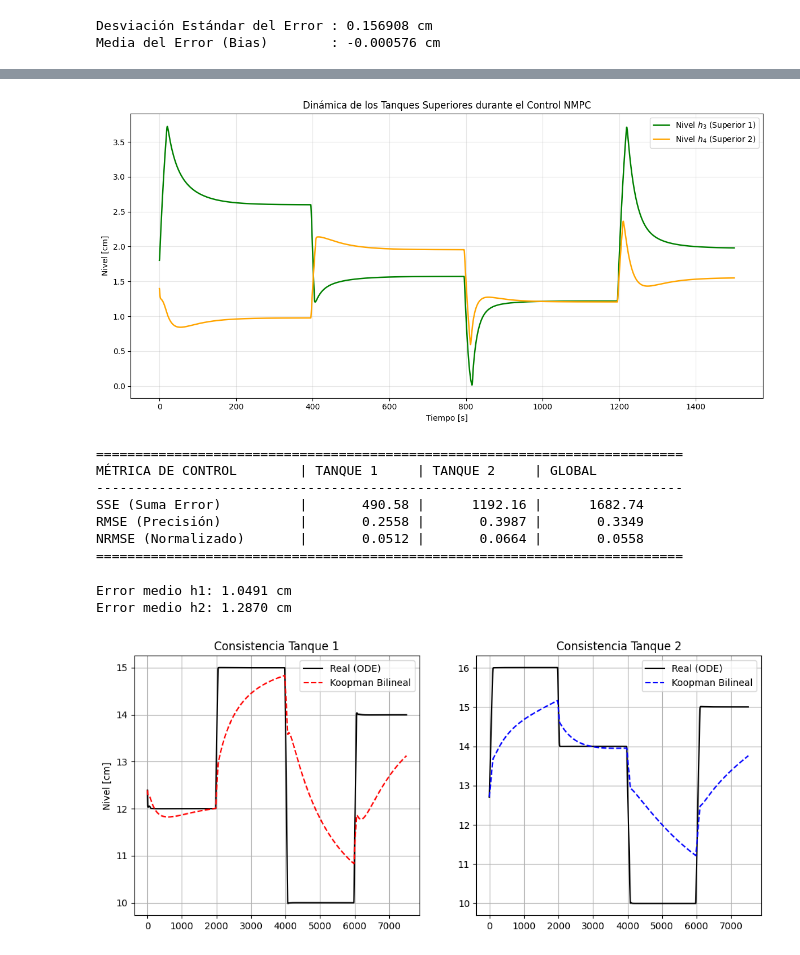
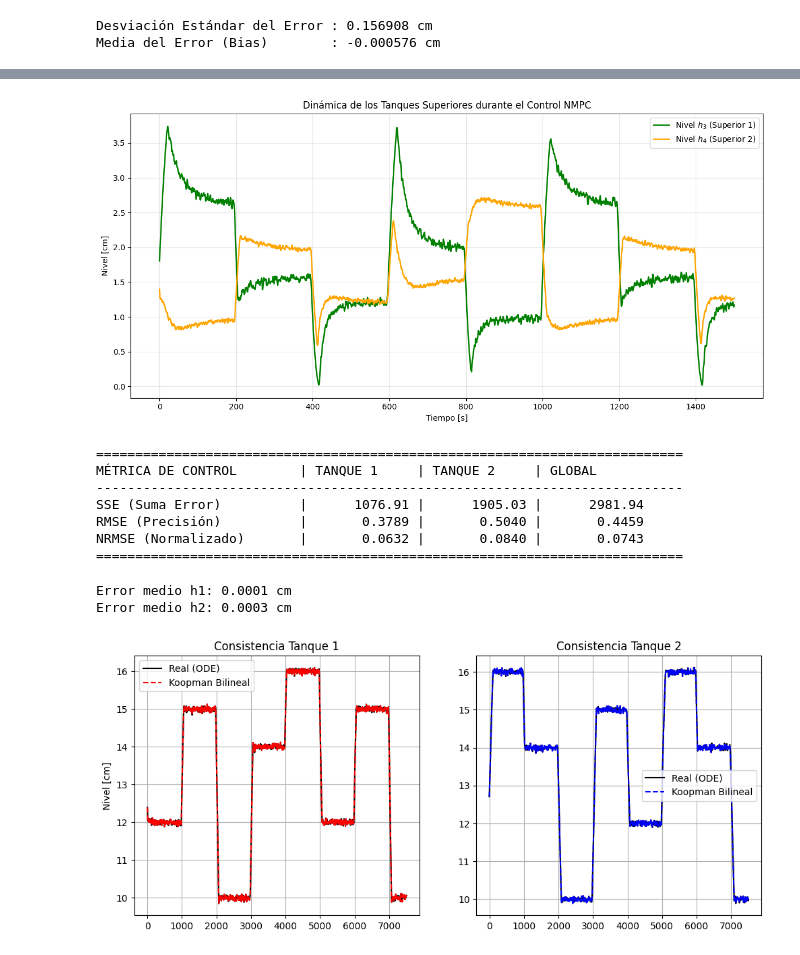
Before and after one commit to azvcud/CoDiT_Comparison-of-PINN-and-Bilinear-Koopman, a Jupyter notebook: KoopmanBilineal_NMPC_CasADi_CuatroTanques.ipynb, the cells around one changed output, grey strips where cells are left out. Saved outputs shown, nothing was run; the diff lists cells and outputs as text; code cells hidden in the pictures.

```diff
--- a/KoopmanBilineal_NMPC_CasADi_CuatroTanques.ipynb
+++ b/KoopmanBilineal_NMPC_CasADi_CuatroTanques.ipynb
@@ -642,7 +642,7 @@ def ref_filtro_rc(t, tau=10.0, t_cambio=50.0, v1=10.0, v2=14.0):
     return target + (v_inicial - target) * np.exp(-t_relativo / tau)
 
 # Generador de referencia por tramos (Step sequences)
-def ref_escalon_secuencia(t, valores, periodo=400):
+def ref_escalon_secuencia(t, valores, periodo=200):
     indice = int(t / periodo) % len(valores)
     return valores[indice]
 
@@ -653,10 +653,10 @@ def ref_sinusoidal_mimo(t, offset, amp_vector, periodo=400):
     return offset + amp_vector * np.sin(2 * np.pi * freq * t)
 
 # Asignación de trayectorias deseadas para los tanques de control
-#referencia_h1 = lambda t: ref_escalon_secuencia(t, [12, 15, 10, 14, 16])
-#referencia_h2 = lambda t: ref_escalon_secuencia(t, [16, 14, 10, 15, 12])
-referencia_h1 = lambda t: ref_sinusoidal(t)
-referencia_h2 = lambda t: ref_sinusoidal(t)
+referencia_h1 = lambda t: ref_escalon_secuencia(t, [12, 15, 10, 14, 16])
+referencia_h2 = lambda t: ref_escalon_secuencia(t, [16, 14, 10, 15, 12])
+#referencia_h1 = lambda t: ref_sinusoidal(t)
+#referencia_h2 = lambda t: ref_sinusoidal(t)
 # %%
 # Parámetros de tiempo y discretización para la prueba de control
 T_control = 1500
@@ -839,7 +839,7 @@ plt.grid(True, alpha=0.3)
 plt.tight_layout()
 plt.show()
 # %% [output]
-[figure, old version]
+[figure, new version]
 # %%
 # --- CÁLCULO DE MÉTRICAS DE CONTROL: LOCALES Y GLOBALES ---
 
@@ -876,59 +876,64 @@ print("="*75 + "\n")
 ===========================================================================
 MÉTRICA DE CONTROL        | TANQUE 1     | TANQUE 2     | GLOBAL
 ---------------------------------------------------------------------------
-SSE (Suma Error)          |       490.58 |      1192.16 |      1682.74
-RMSE (Precisión)          |       0.2558 |       0.3987 |       0.3349
-NRMSE (Normalizado)       |       0.0512 |       0.0664 |       0.0558
+SSE (Suma Error)          |      1076.91 |      1905.03 |      2981.94
+RMSE (Precisión)          |       0.3789 |       0.5040 |       0.4459
+NRMSE (Normalizado)       |       0.0632 |       0.0840 |       0.0743
 ===========================================================================
 # %%
 # Verificación de consistencia: Modelo Koopman vs Sistema Real
+# --- VERIFICACIÓN DE CONSISTENCIA: ONE-STEP AHEAD (KOOPMAN VS REAL) ---
+
 n_val = steps_control
 h_real_seg = h_history[:n_val]
 u_seg = u_history[:n_val]
 
-# Predicción en lazo abierto usando únicamente el modelo de Koopman identificado
 h_koopman_val = np.zeros((n_val, 4))
-z_val = lift_func(h_history[0].reshape(1, -1))[0]
 
 for k in range(n_val):
-    h_koopman_val[k] = C_matrix @ z_val
+    # Lifting del estado real en el instante k
+    z_actual = lift_func(h_real_seg[k].reshape(1, -1))[0]
+
+    # Obtención de la salida del modelo para el instante actual
+    h_koopman_val[k] = C_matrix @ z_actual
 
     if k < n_val - 1:
         u_k = u_seg[k]
-        # Evolución temporal sin corrección por medición (Open Loop)
-        z_val = A_k @ z_val + (B1_k @ z_val)*u_k[0] + (B2_k @ z_val)*u_k[1] + D_k @ u_k
+
+        # Evolución temporal
+        z_next = A_k @ z_actual + (B1_k @ z_actual)*u_k[0] + (B2_k @ z_actual)*u_k[1] + D_k @ u_k
 
 # Evaluación cuantitativa del error de modelado (MAE)
 mae_h1 = np.mean(np.abs(h_real_seg[:, 0] - h_koopman_val[:, 0]))
 mae_h2 = np.mean(np.abs(h_real_seg[:, 1] - h_koopman_val[:, 1]))
 
 print(f"Error medio h1: {mae_h1:.4f} cm")
 print(f"Error medio h2: {mae_h2:.4f} cm")
 
 # Gráficas de validación para comparar la fidelidad del modelo bilineal
 plt.figure(figsize=(12, 5))
 
 # Comparativa de trayectorias para el Tanque 1
 plt.subplot(1, 2, 1)
 plt.plot(h_real_seg[:, 0], 'k', label='Real (ODE)')
 plt.plot(h_koopman_val[:, 0], 'r--', label='Koopman Bilineal')
 plt.title('Consistencia Tanque 1')
 plt.ylabel('Nivel [cm]')
 plt.legend()
 plt.grid(True)
 
 # Comparativa de trayectorias para el Tanque 2
 plt.subplot(1, 2, 2)
 plt.plot(h_real_seg[:, 1], 'k', label='Real (ODE)')
 plt.plot(h_koopman_val[:, 1], 'b--', label='Koopman Bilineal')
 plt.title('Consistencia Tanque 2')
 plt.legend()
 plt.grid(True)
 plt.show()
 # %% [output]
-Error medio h1: 1.0491 cm
-Error medio h2: 1.2870 cm
+Error medio h1: 0.0001 cm
+Error medio h2: 0.0003 cm
-[figure, old version]
+[figure, new version]
 # %%
 # --- VERIFICACIÓN DE CONSISTENCIA: TANQUES SUPERIORES (h3 y h4) ---
 # Evaluación cuantitativa del error de modelado para tanques superiores (MAE)
```
Also changed, not shown: parts of 7 cells of this notebook, 2 other files.
